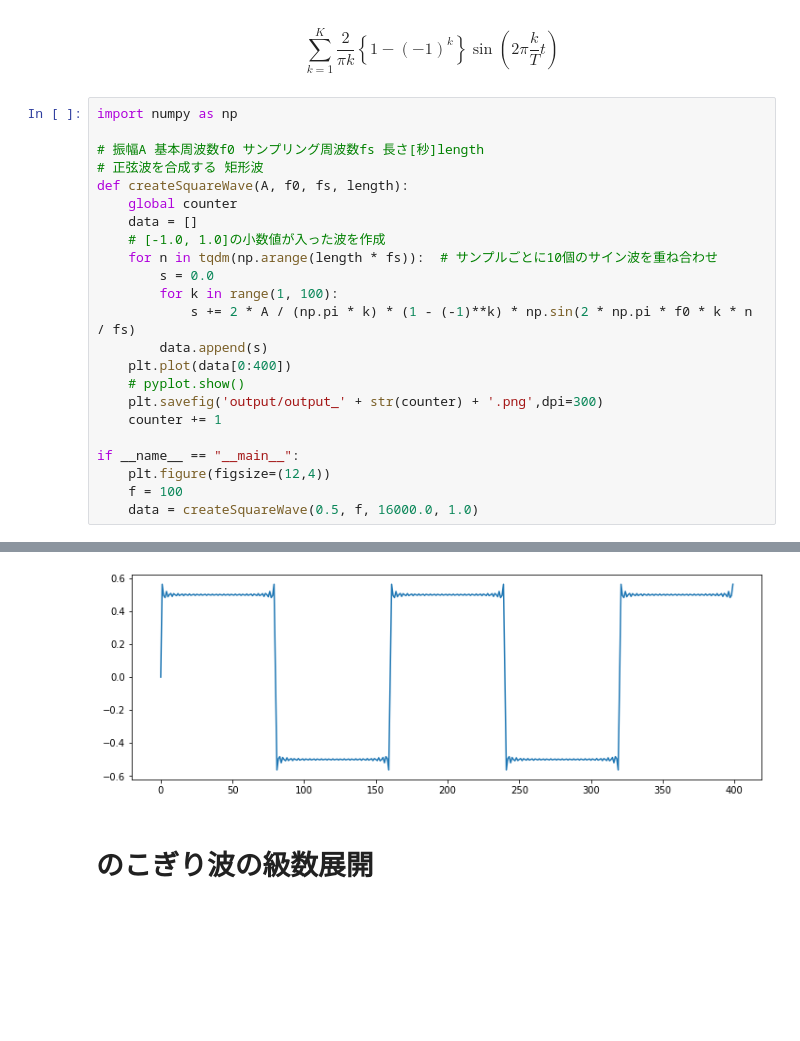
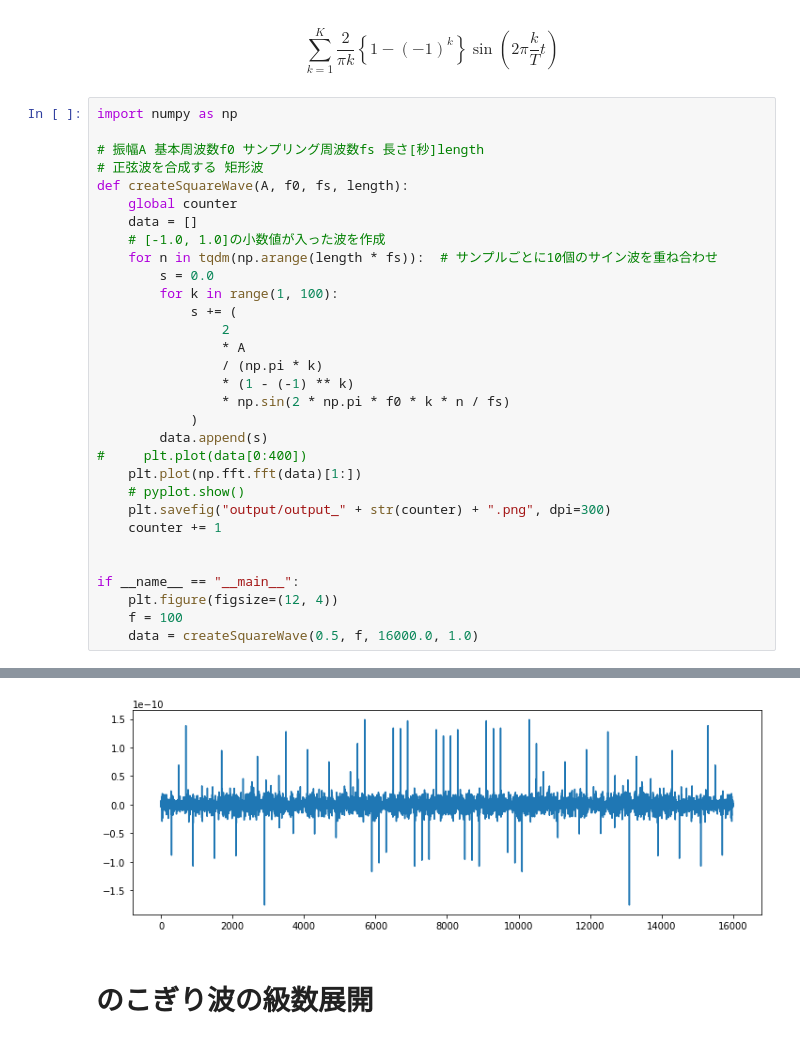
Before and after one commit to Hiroya-W/TPHLCT_and_DMLCT, a Jupyter notebook: 窓関数の影響の調査.ipynb, the cells around one changed output, grey strips where cells are left out. Saved outputs shown, nothing was run; the diff lists cells and outputs as text; blank space fills up the shorter version.

```diff
--- a/窓関数の影響の調査.ipynb
+++ b/窓関数の影響の調査.ipynb
@@ -49,29 +52,37 @@ $$
 # %%
 import numpy as np
 
 # 振幅A 基本周波数f0 サンプリング周波数fs 長さ[秒]length
 # 正弦波を合成する 矩形波
 def createSquareWave(A, f0, fs, length):
     global counter
     data = []
     # [-1.0, 1.0]の小数値が入った波を作成
     for n in tqdm(np.arange(length * fs)):  # サンプルごとに10個のサイン波を重ね合わせ
         s = 0.0
         for k in range(1, 100):
-            s += 2 * A / (np.pi * k) * (1 - (-1)**k) * np.sin(2 * np.pi * f0 * k * n / fs)
+            s += (
+                2
+                * A
+                / (np.pi * k)
+                * (1 - (-1) ** k)
+                * np.sin(2 * np.pi * f0 * k * n / fs)
+            )
         data.append(s)
-    plt.plot(data[0:400])
+#     plt.plot(data[0:400])
+    plt.plot(np.fft.fft(data)[1:])
     # pyplot.show()
-    plt.savefig('output/output_' + str(counter) + '.png',dpi=300)
+    plt.savefig("output/output_" + str(counter) + ".png", dpi=300)
     counter += 1
 
+
 if __name__ == "__main__":
-    plt.figure(figsize=(12,4))
+    plt.figure(figsize=(12, 4))
     f = 100
     data = createSquareWave(0.5, f, 16000.0, 1.0)
 # %% [output]
 [interactive output not drawn]
-[figure, old version]
+[figure, new version]
 # %% [markdown]
 # のこぎり波の級数展開
 # %%
```
Also changed, not shown: parts of 33 cells of this notebook, 5 other files.
